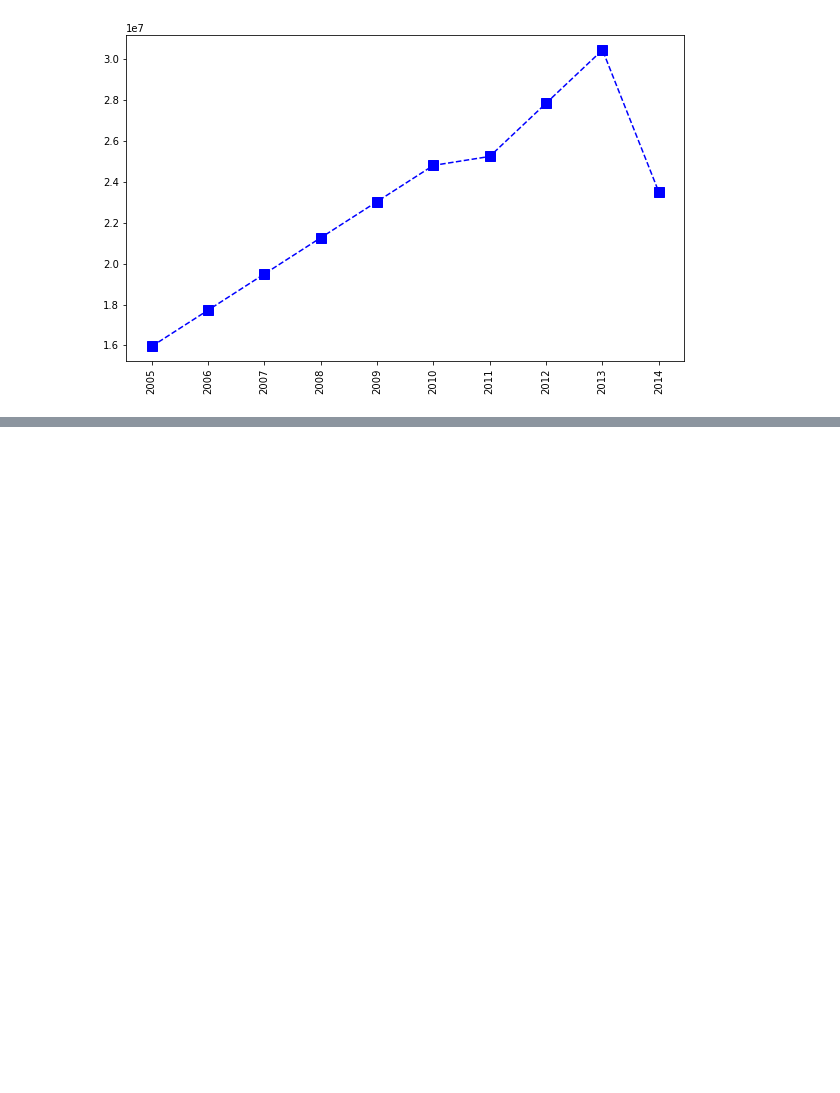
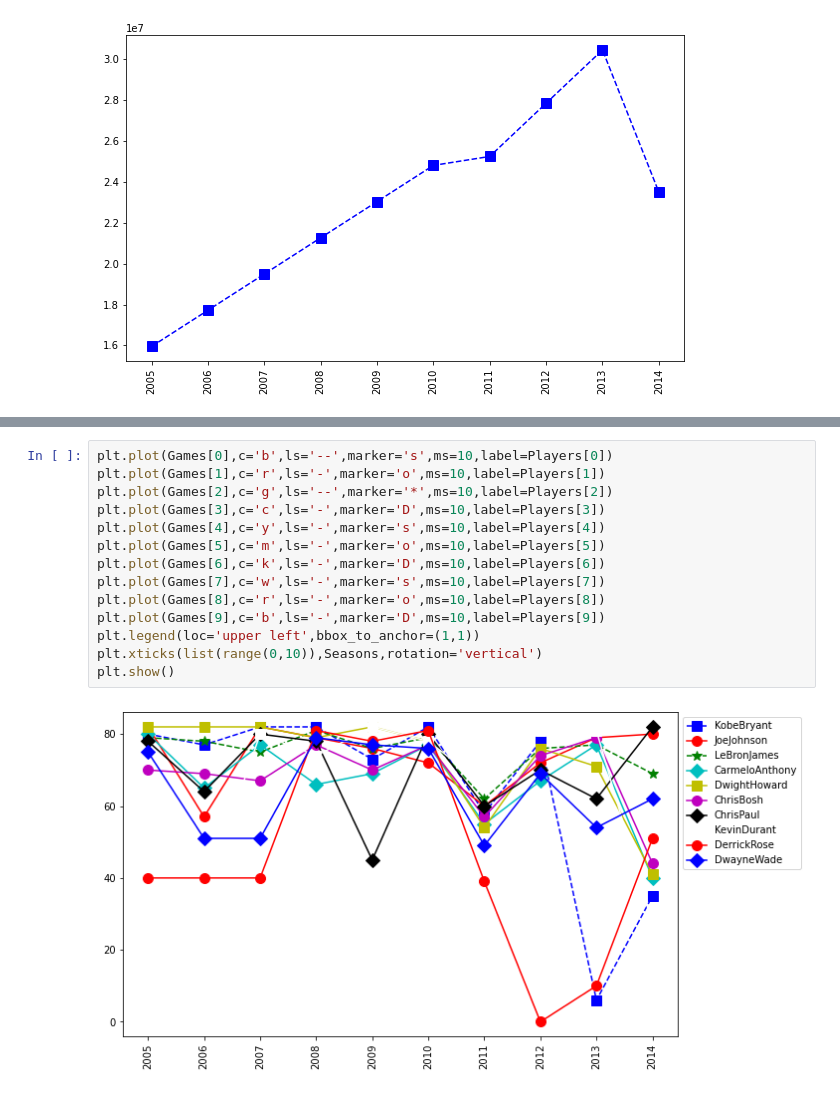
Before and after one commit to Abdullah-ICT-14/Python, a Jupyter notebook: Matrics/Your first visualization.ipynb, the cells around one changed output, grey strips where cells are left out. Cells and saved outputs as stored; diff of their text form; blank space fills up the shorter version.

```diff
--- a/Matrics/Your first visualization.ipynb
+++ b/Matrics/Your first visualization.ipynb
@@ -162,0 +187,16 @@ plt.show()
+# %%
+plt.plot(Games[0],c='b',ls='--',marker='s',ms=10,label=Players[0])
+plt.plot(Games[1],c='r',ls='-',marker='o',ms=10,label=Players[1])
+plt.plot(Games[2],c='g',ls='--',marker='*',ms=10,label=Players[2])
+plt.plot(Games[3],c='c',ls='-',marker='D',ms=10,label=Players[3])
+plt.plot(Games[4],c='y',ls='-',marker='s',ms=10,label=Players[4])
+plt.plot(Games[5],c='m',ls='-',marker='o',ms=10,label=Players[5])
+plt.plot(Games[6],c='k',ls='-',marker='D',ms=10,label=Players[6])
+plt.plot(Games[7],c='w',ls='-',marker='s',ms=10,label=Players[7])
+plt.plot(Games[8],c='r',ls='-',marker='o',ms=10,label=Players[8])
+plt.plot(Games[9],c='b',ls='-',marker='D',ms=10,label=Players[9])
+plt.legend(loc='upper left',bbox_to_anchor=(1,1))
+plt.xticks(list(range(0,10)),Seasons,rotation='vertical')
+plt.show()
+# %% [output]
+[figure, added]
```
Also changed, not shown: parts of 2 cells of this notebook.
